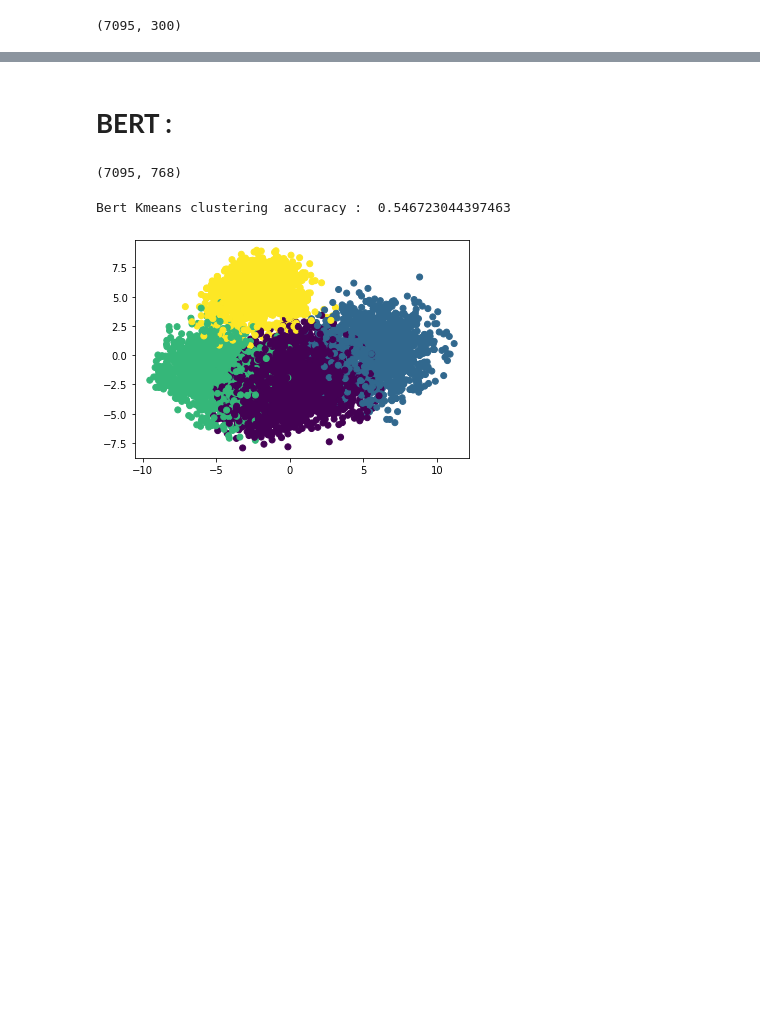
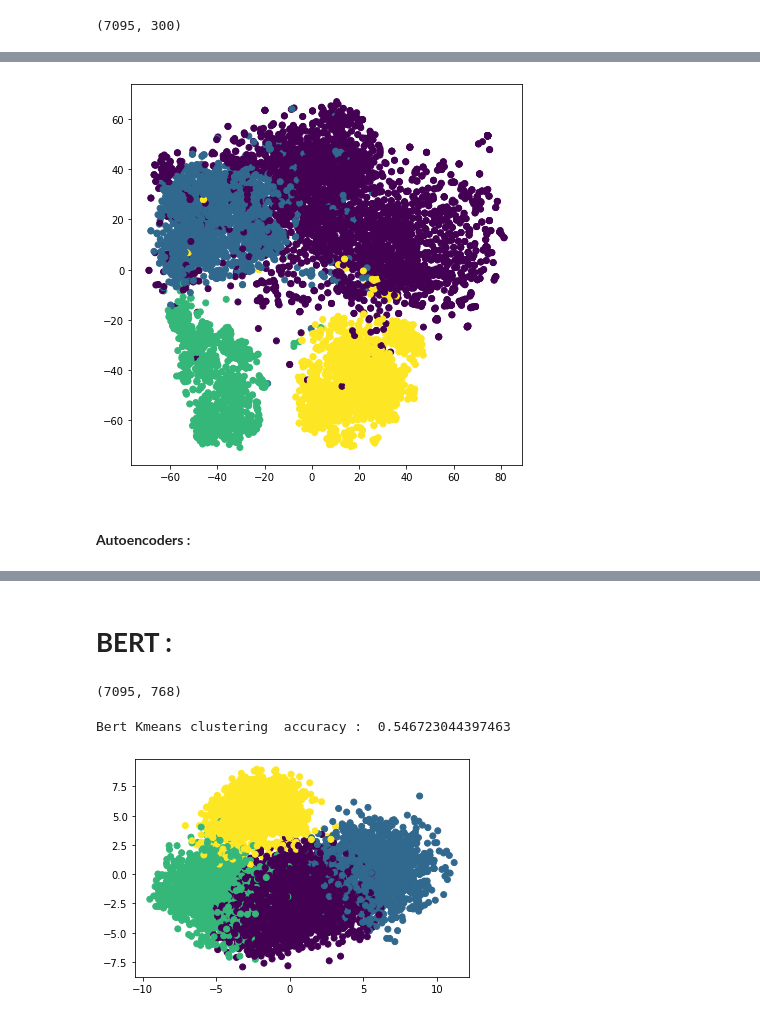
Before and after one commit to SeyfGoumeida/Projet_Mixt_Coclus_Partie1, a Jupyter notebook: Projet_Mixt_Coclus_Partie1.ipynb, the cells around one changed output, grey strips where cells are left out. Cells and saved outputs as stored; diff of their text form; code cells hidden in the pictures; blank space fills up the shorter version.

```diff
--- a/Projet_Mixt_Coclus_Partie1.ipynb
+++ b/Projet_Mixt_Coclus_Partie1.ipynb
@@ -549,0 +635,15 @@ plt.show()
+# %%
+reducer = umap.UMAP()
+umap_components = reducer.fit_transform(vectorized_docs)
+reduced_data["UMAP"] = umap_components
+umap_components.shape
+
+#----------------plot---------------------
+f = plt.figure(figsize=(7,7))
+UMAP_components = pd.DataFrame(umap_components)
+plt.scatter(TSNE_components[0], TSNE_components[1],c=true_labels)
+plt.show()
+# %% [output]
+[figure, added]
+# %% [markdown]
+#### **Autoencoders :**
```
Also changed, not shown: parts of 24 cells of this notebook.
